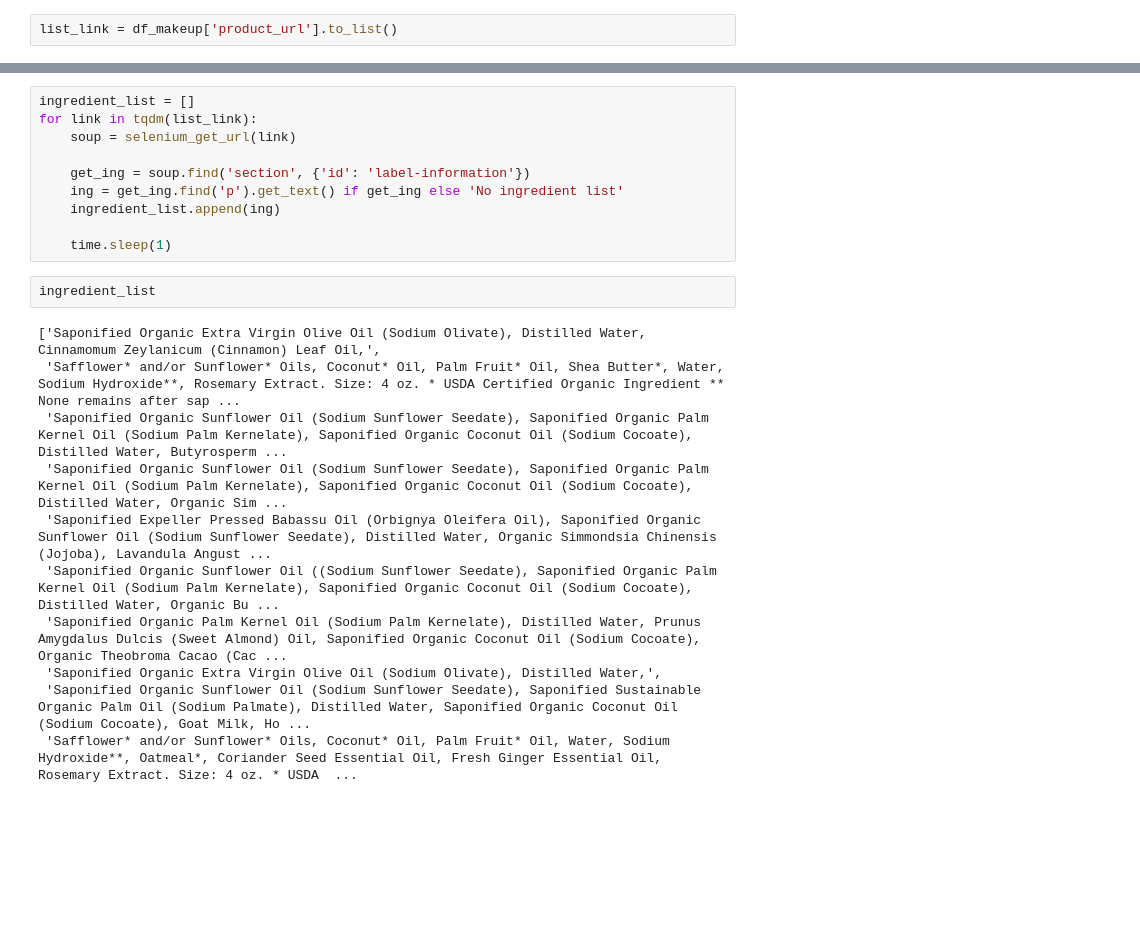
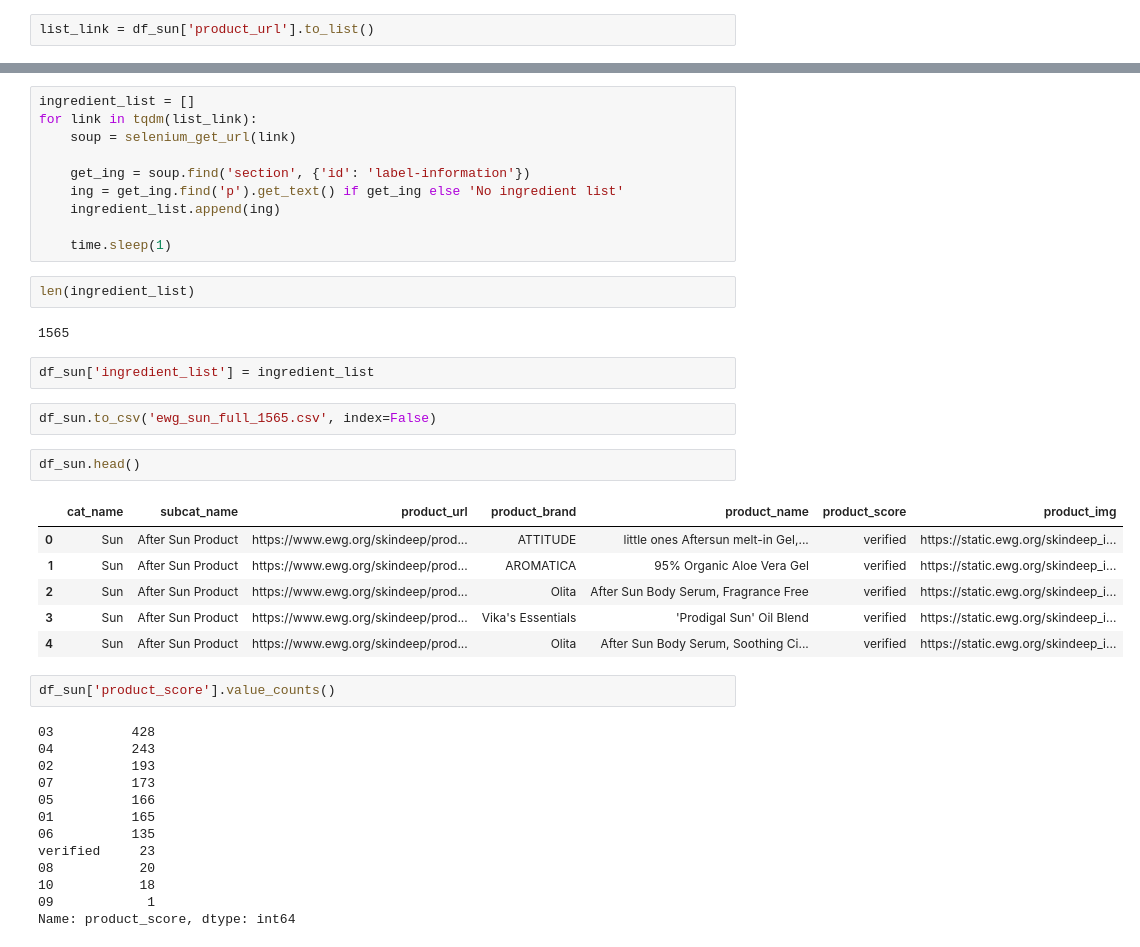
Before and after one commit to hienngn/coderschool-final-project, a Jupyter notebook: Database/scrape_selenium_ewg_ingredient-Copy1.ipynb, the cells around one changed output, grey strips where cells are left out. Cells and saved outputs as stored; diff of their text form; blank space fills up the shorter version.

```diff
--- a/Database/scrape_selenium_ewg_ingredient-Copy1.ipynb
+++ b/Database/scrape_selenium_ewg_ingredient-Copy1.ipynb
@@ -83,5 +83,5 @@ df_makeup.loc[0, 'product_url']
 # %%
-list_link = df_makeup['product_url'].to_list()
+list_link = df_sun['product_url'].to_list()
 # %%
 len(list_link)
 # %% [output]
@@ -125,16 +125,35 @@ for link in tqdm(list_link):
     ingredient_list.append(ing)
 
     time.sleep(1)
-# %%
-ingredient_list
-# %% [output]
-['Saponified Organic Extra Virgin Olive Oil (Sodium Olivate), Distilled Water, Cinnamomum Zeylanicum (Cinnamon) Leaf Oil,',
- 'Safflower* and/or Sunflower* Oils, Coconut* Oil, Palm Fruit* Oil, Shea Butter*, Water, Sodium Hydroxide**, Rosemary Extract. Size: 4 oz. * USDA Certified Organic Ingredient ** None remains after sap ...
- 'Saponified Organic Sunflower Oil (Sodium Sunflower Seedate), Saponified Organic Palm Kernel Oil (Sodium Palm Kernelate), Saponified Organic Coconut Oil (Sodium Cocoate), Distilled Water, Butyrosperm ...
- 'Saponified Organic Sunflower Oil (Sodium Sunflower Seedate), Saponified Organic Palm Kernel Oil (Sodium Palm Kernelate), Saponified Organic Coconut Oil (Sodium Cocoate), Distilled Water, Organic Sim ...
- 'Saponified Expeller Pressed Babassu Oil (Orbignya Oleifera Oil), Saponified Organic Sunflower Oil (Sodium Sunflower Seedate), Distilled Water, Organic Simmondsia Chinensis (Jojoba), Lavandula Angust ...
- 'Saponified Organic Sunflower Oil ((Sodium Sunflower Seedate), Saponified Organic Palm Kernel Oil (Sodium Palm Kernelate), Saponified Organic Coconut Oil (Sodium Cocoate), Distilled Water, Organic Bu ...
- 'Saponified Organic Palm Kernel Oil (Sodium Palm Kernelate), Distilled Water, Prunus Amygdalus Dulcis (Sweet Almond) Oil, Saponified Organic Coconut Oil (Sodium Cocoate), Organic Theobroma Cacao (Cac ...
- 'Saponified Organic Extra Virgin Olive Oil (Sodium Olivate), Distilled Water,',
- 'Saponified Organic Sunflower Oil (Sodium Sunflower Seedate), Saponified Sustainable Organic Palm Oil (Sodium Palmate), Distilled Water, Saponified Organic Coconut Oil (Sodium Cocoate), Goat Milk, Ho ...
- 'Safflower* and/or Sunflower* Oils, Coconut* Oil, Palm Fruit* Oil, Water, Sodium Hydroxide**, Oatmeal*, Coriander Seed Essential Oil, Fresh Ginger Essential Oil, Rosemary Extract. Size: 4 oz. * USDA  ...
+# %%
+len(ingredient_list)
+# %% [output]
+1565
+# %%
+df_sun['ingredient_list'] = ingredient_list
+# %%
+df_sun.to_csv('ewg_sun_full_1565.csv', index=False)
+# %%
+df_sun.head()
+# %% [output]
+|  | cat_name | subcat_name | product_url | product_brand | product_name | product_score | product_img |
+| 0 | Sun | After Sun Product | https://www.ewg.org/skindeep/prod... | ATTITUDE | little ones Aftersun melt-in Gel,... | verified | https://static.ewg.org/skindeep_i... |
+| 1 | Sun | After Sun Product | https://www.ewg.org/skindeep/prod... | AROMATICA | 95% Organic Aloe Vera Gel | verified | https://static.ewg.org/skindeep_i... |
+| 2 | Sun | After Sun Product | https://www.ewg.org/skindeep/prod... | Olita | After Sun Body Serum, Fragrance Free | verified | https://static.ewg.org/skindeep_i... |
+| 3 | Sun | After Sun Product | https://www.ewg.org/skindeep/prod... | Vika's Essentials | 'Prodigal Sun' Oil Blend | verified | https://static.ewg.org/skindeep_i... |
+| 4 | Sun | After Sun Product | https://www.ewg.org/skindeep/prod... | Olita | After Sun Body Serum, Soothing Ci... | verified | https://static.ewg.org/skindeep_i... |
+# %%
+df_sun['product_score'].value_counts()
+# %% [output]
+03          428
+04          243
+02          193
+07          173
+05          166
+01          165
+06          135
+verified     23
+08           20
+10           18
+09            1
+Name: product_score, dtype: int64
```
Also changed, not shown: parts of 9 cells of this notebook, 14 other files.
